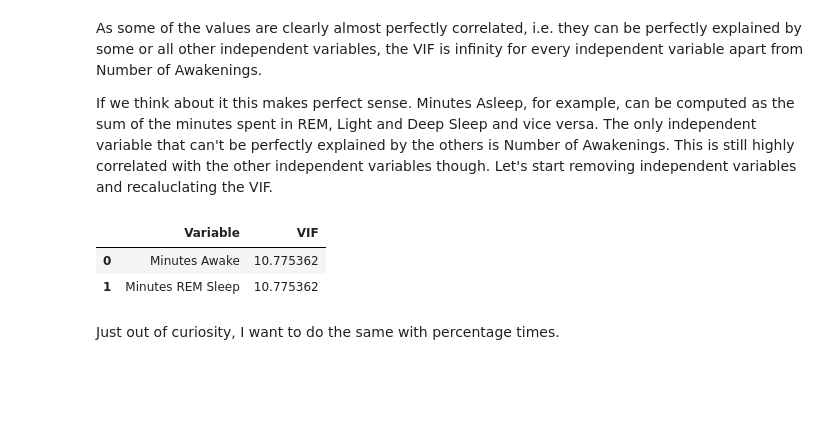
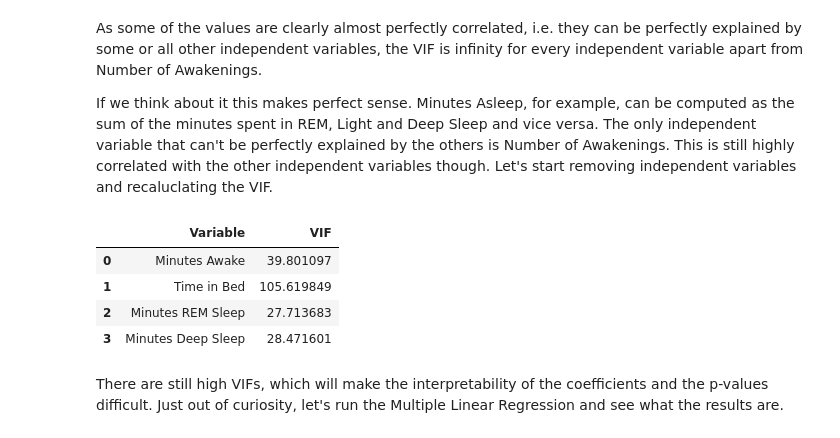
Before and after one commit to JoBe10/Fitbit-Sleep-Score, a Jupyter notebook: Sleep_Scores/Sleep_Score_MLR.ipynb, the cells around one changed output. Saved outputs shown, nothing was run; the diff lists cells and outputs as text; code cells hidden in the pictures; blank space fills up the shorter version.

```diff
--- a/Sleep_Scores/Sleep_Score_MLR.ipynb
+++ b/Sleep_Scores/Sleep_Score_MLR.ipynb
@@ -259,12 +267,14 @@ As some of the values are clearly almost perfectly correlated, i.e. they can be
 
 If we think about it this makes perfect sense. Minutes Asleep, for example, can be computed as the sum of the minutes spent in REM, Light and Deep Sleep and vice versa. The only independent variable that can't be perfectly explained by the others is Number of Awakenings. This is still highly correlated with the other independent variables though. Let's start removing independent variables and recaluclating the VIF.
 # %%
-# Drop Minutes Asleep and recaluclate VIFs
-X2 = X1.drop(columns=['Minutes Asleep', 'Minutes Light Sleep', 'Time in Bed', 'Minutes Deep Sleep', 'Number of Awakenings'])
+# Drop Minutes Awake, Number of Awakenings, Minutes Light Sleep and recaluclate VIFs
+X2 = X1.drop(columns=['Minutes Asleep', 'Minutes Light Sleep', 'Number of Awakenings'])
 calc_vif(X2)
 # %% [output]
 |  | Variable | VIF |
-| 0 | Minutes Awake | 10.775362 |
-| 1 | Minutes REM Sleep | 10.775362 |
+| 0 | Minutes Awake | 39.801097 |
+| 1 | Time in Bed | 105.619849 |
+| 2 | Minutes REM Sleep | 27.713683 |
+| 3 | Minutes Deep Sleep | 28.471601 |
-# %% [markdown]
-Just out of curiosity, I want to do the same with percentage times.
+# %% [markdown]
+There are still high VIFs, which will make the interpretability of the coefficients and the p-values difficult. Just out of curiosity, let's run the Multiple Linear Regression and see what the results are.
```
Also changed, not shown: parts of 6 cells of this notebook.
